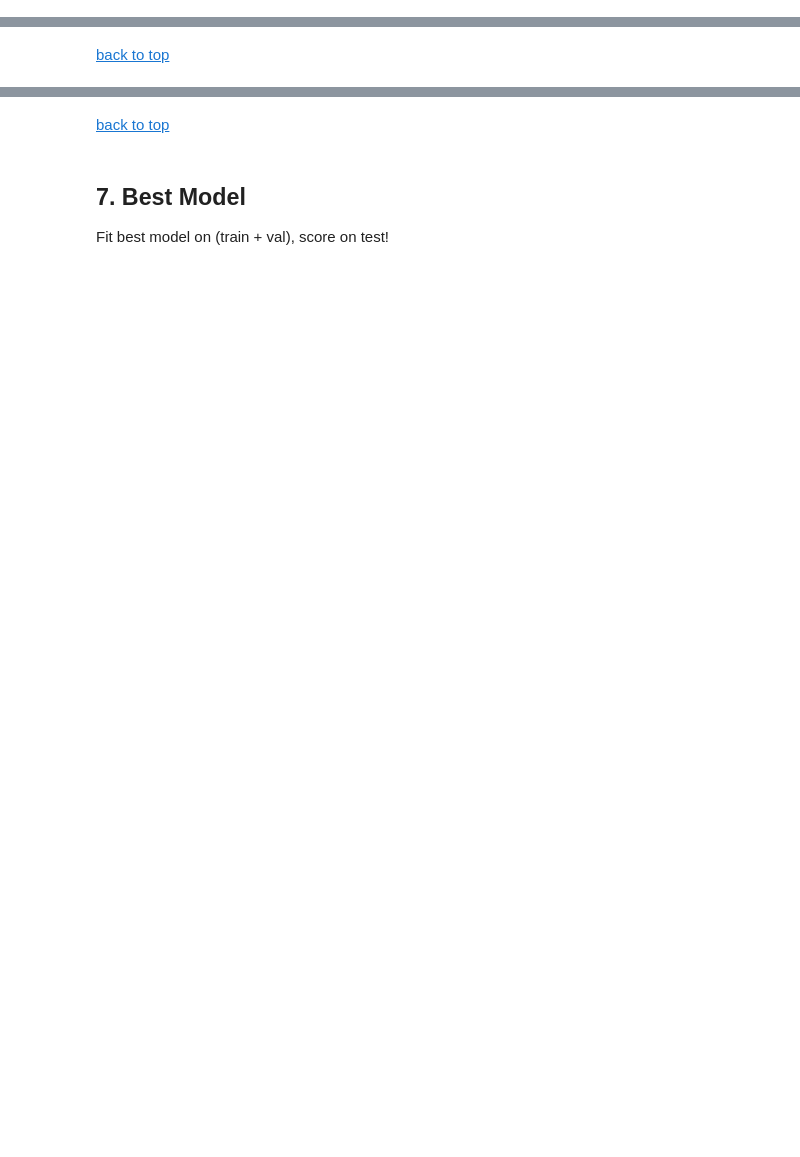
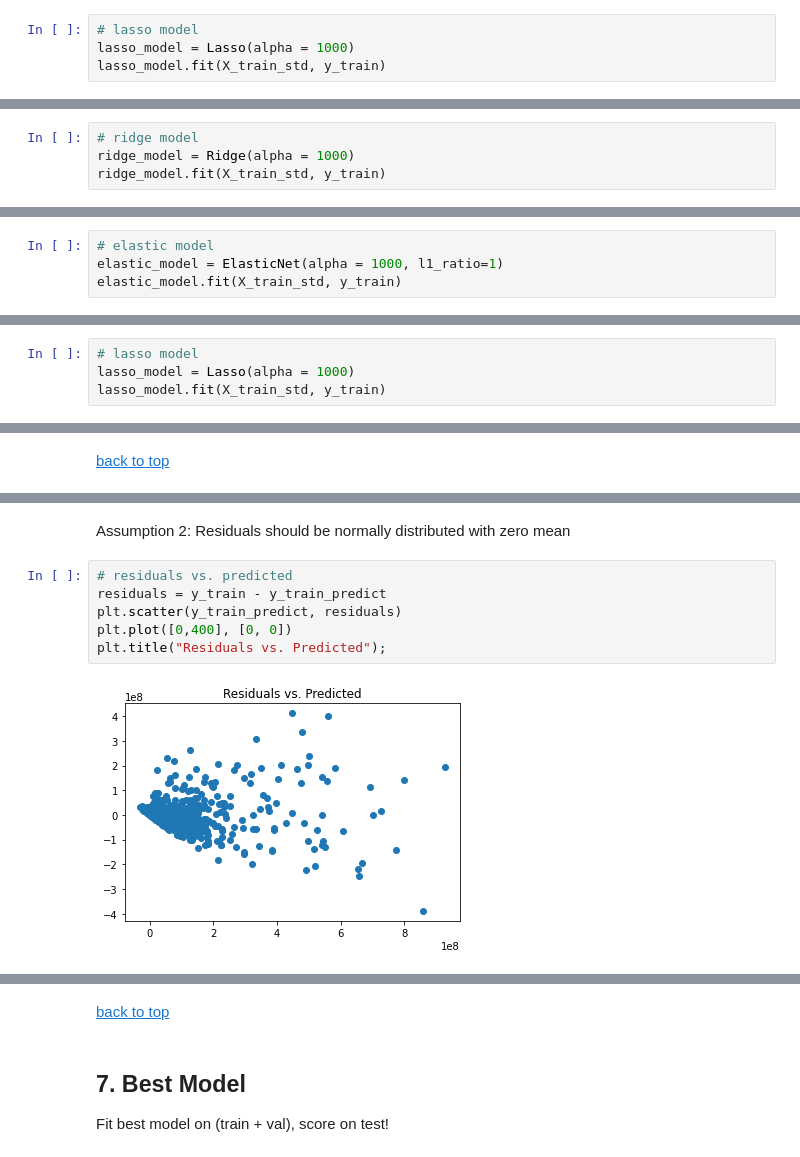
Before and after one commit to slp22/regression-project, a Jupyter notebook: adaptation_movies_regression.ipynb, the cells around one changed output, grey strips where cells are left out. Drawn from its saved outputs; the diff is of its cells as text; blank space fills up the shorter version.

```diff
--- a/adaptation_movies_regression.ipynb
+++ b/adaptation_movies_regression.ipynb
@@ -310,0 +392,4 @@ elastic_net_grid_est = build_grid_search_est(ElasticNet(), X_train, y_train, cv=
+# %%
+# lasso model
+lasso_model = Lasso(alpha = 1000)
+lasso_model.fit(X_train_std, y_train)
@@ -310,0 +419,4 @@ elastic_net_grid_est = build_grid_search_est(ElasticNet(), X_train, y_train, cv=
+# %%
+# ridge model
+ridge_model = Ridge(alpha = 1000)
+ridge_model.fit(X_train_std, y_train)
@@ -310,0 +446,4 @@ elastic_net_grid_est = build_grid_search_est(ElasticNet(), X_train, y_train, cv=
+# %%
+# elastic model
+elastic_model = ElasticNet(alpha = 1000, l1_ratio=1)
+elastic_model.fit(X_train_std, y_train)
@@ -366,0 +537,4 @@ movie_df['opening'] = (movie_df['domestic_opening'] * movie_df['opening_theather
+# %%
+# lasso model
+lasso_model = Lasso(alpha = 1000)
+lasso_model.fit(X_train_std, y_train)
@@ -385,0 +595,10 @@ movie_df['opening'] = (movie_df['domestic_opening'] * movie_df['opening_theather
+# %% [markdown]
+Assumption 2: Residuals should be normally distributed with zero mean
+# %%
+# residuals vs. predicted
+residuals = y_train - y_train_predict
+plt.scatter(y_train_predict, residuals)
+plt.plot([0,400], [0, 0])
+plt.title("Residuals vs. Predicted");
+# %% [output]
+[figure, added]
```
Also changed, not shown: parts of 63 cells of this notebook.
